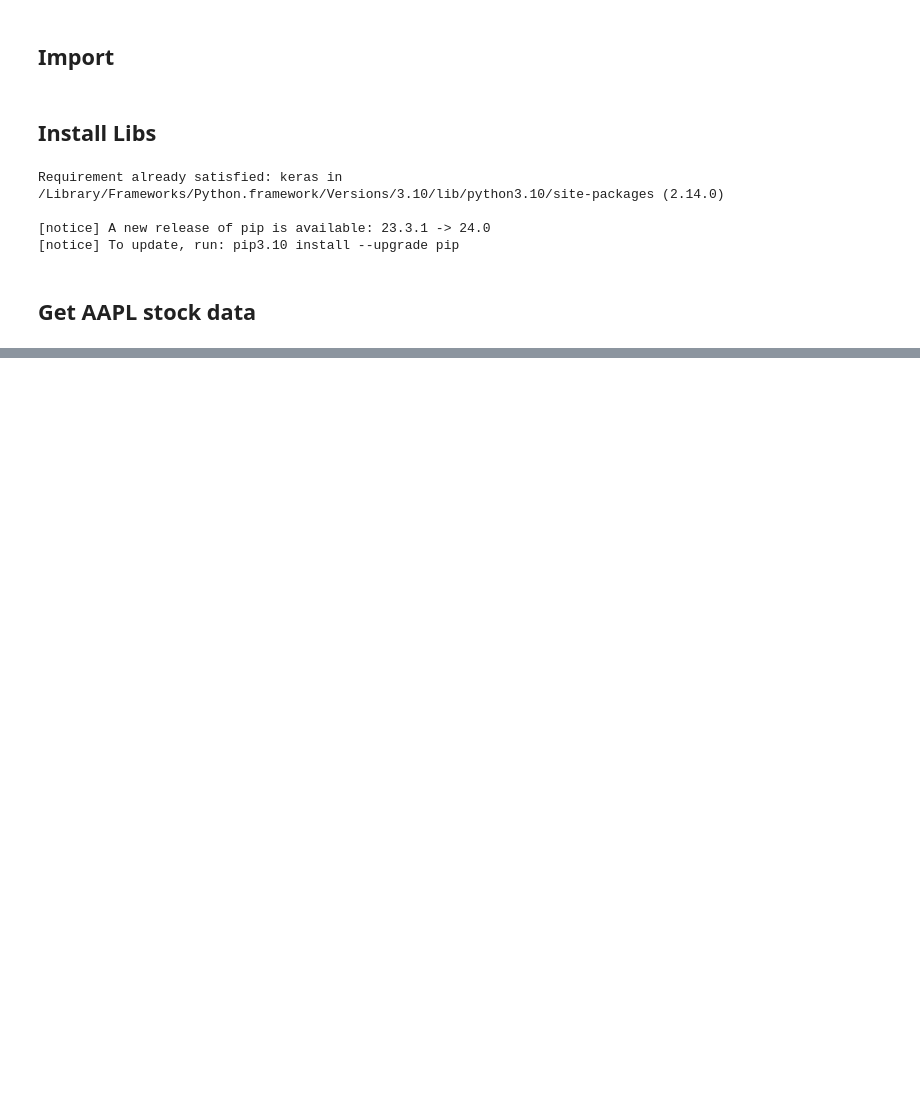
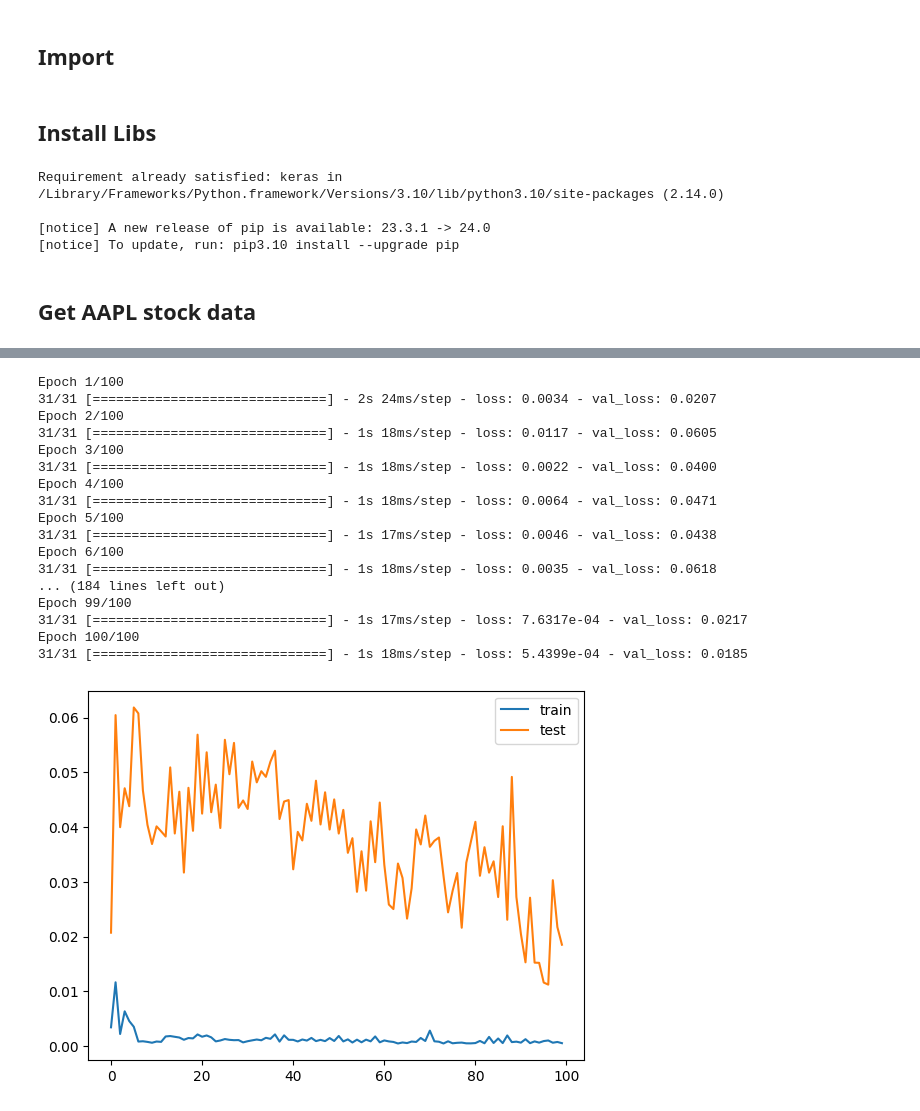
Before and after one commit to theanh97/Keras-using-LSTM-with-Apple-Stock, a Jupyter notebook: main.ipynb, the cells around one changed output, grey strips where cells are left out. Cells and saved outputs as stored; diff of their text form; code cells hidden in the pictures; blank space fills up the shorter version.

Commit message:
1.0.1 - complete basic LSTM model

```diff
--- a/main.ipynb
+++ b/main.ipynb
@@ -54,0 +145,10 @@ print(df.shape)
+# %%
+"""
+    function to create window
+"""
+def create_window(data, window_size = 1):
+    data_s = data.copy()
+    for i in range(window_size):
+        data = pd.concat([data, data_s.shift(-(i+1))], axis = 1)
+    data.dropna(axis=0, inplace=True)
+    return(data)
@@ -54,0 +210,52 @@ print(df.shape)
+# %%
+"""
+    Function to create a simple LSTM model
+"""
+def create_LSTM_model(window, features):
+    model = Sequential()
+    model.add(LSTM(300, input_shape=(window, features), return_sequences=True))
+    model.add(Dropout(0.2))
+    model.add(LSTM(200, input_shape=(window, features), return_sequences=False))
+    model.add(Dropout(0.2))
+    model.add(Dense(100, activation='relu', kernel_initializer='uniform'))
+    model.add(Dense(1, activation='relu', kernel_initializer='uniform'))
+    # Compile the model
+    model.compile(optimizer='adam', loss='mean_squared_error')
+    return model
+# %%
+"""
+    1. Create and train the model
+    2. Plot the loss
+"""
+
+# 1. Create and train the model
+lstm_model = create_LSTM_model(window + 1, 6)
+history = lstm_model.fit(X_trainw, y_trainw,
+                         epochs=100, batch_size=32,
+                         validation_data=(X_testw, y_testw),
+                         verbose=1, shuffle=False)
+
+# 2. Plot the loss
+plt.plot(history.history['loss'], label='train')
+plt.plot(history.history['val_loss'], label='test')
+plt.legend()
+plt.show()
+# %% [output]
+Epoch 1/100
+31/31 [==============================] - 2s 24ms/step - loss: 0.0034 - val_loss: 0.0207
+Epoch 2/100
+31/31 [==============================] - 1s 18ms/step - loss: 0.0117 - val_loss: 0.0605
+Epoch 3/100
+31/31 [==============================] - 1s 18ms/step - loss: 0.0022 - val_loss: 0.0400
+Epoch 4/100
+31/31 [==============================] - 1s 18ms/step - loss: 0.0064 - val_loss: 0.0471
+Epoch 5/100
+31/31 [==============================] - 1s 17ms/step - loss: 0.0046 - val_loss: 0.0438
+Epoch 6/100
+31/31 [==============================] - 1s 18ms/step - loss: 0.0035 - val_loss: 0.0618
+... (184 lines left out)
+Epoch 99/100
+31/31 [==============================] - 1s 17ms/step - loss: 7.6317e-04 - val_loss: 0.0217
+Epoch 100/100
+31/31 [==============================] - 1s 18ms/step - loss: 5.4399e-04 - val_loss: 0.0185
+[figure, added]
```
Also changed, not shown: parts of 10 cells of this notebook.
